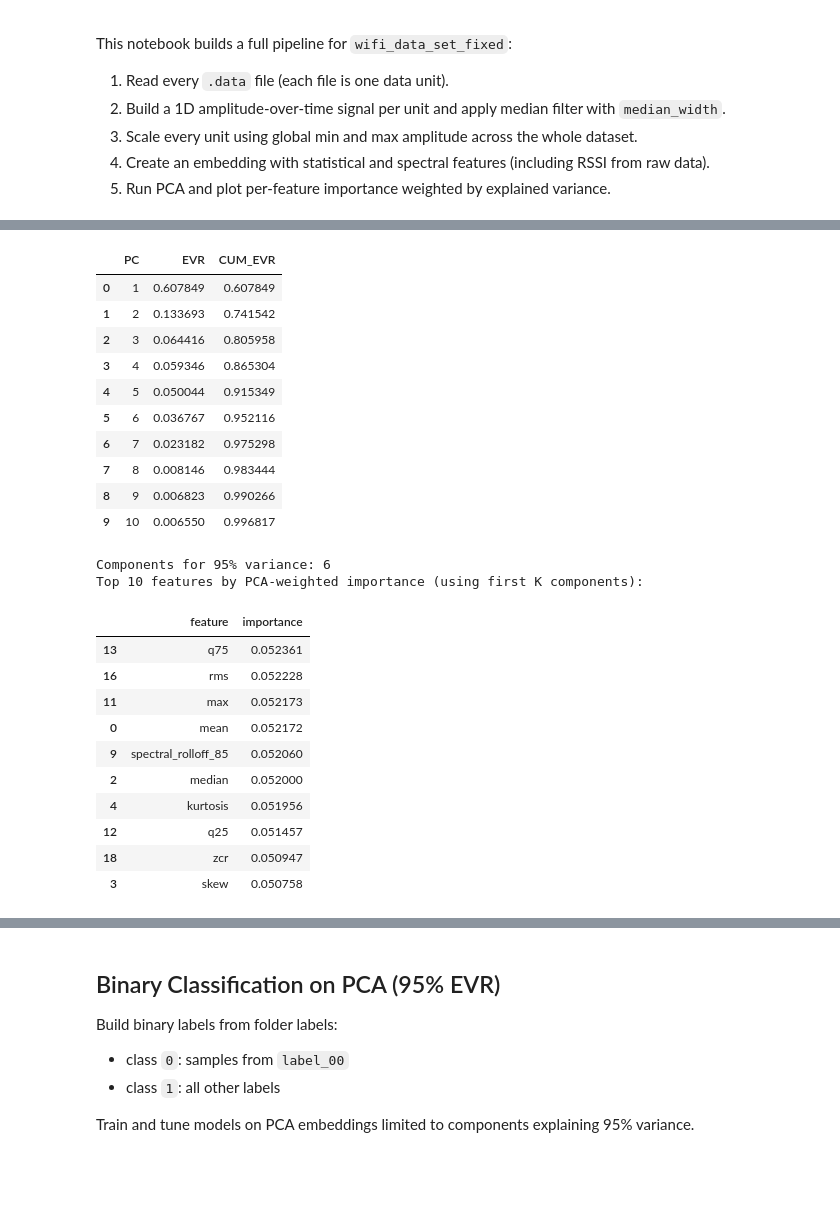
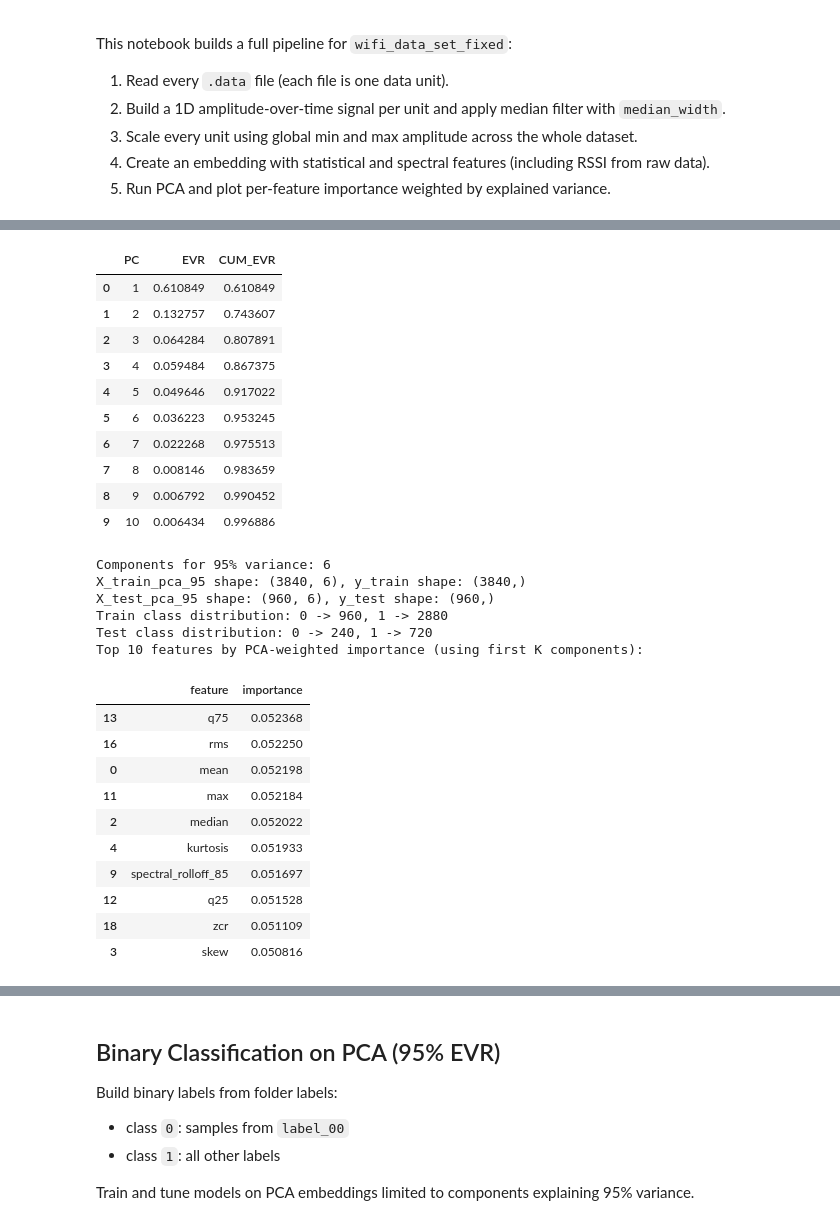
Before and after one commit to Pozovi23/CSI-activity-detection, a Jupyter notebook: experiments_notebooks/classic_ml_train.ipynb, the cells around one changed output, grey strips where cells are left out. Saved outputs shown, nothing was run; the diff lists cells and outputs as text; code cells hidden in the pictures; blank space fills up the shorter version.

```diff
--- a/experiments_notebooks/classic_ml_train.ipynb
+++ b/experiments_notebooks/classic_ml_train.ipynb
@@ -212,69 +233,88 @@ feature_cols = [
     'rms', 'energy', 'zcr', 'rssi_dbm'
 ]
 
-X = features_df[feature_cols].to_numpy(dtype=np.float64)
+X_train_raw = train_features_df[feature_cols].to_numpy(dtype=np.float64)
+X_test_raw = test_features_df[feature_cols].to_numpy(dtype=np.float64)
 
 # Save feature-wise min/max from train for stable inference preprocessing
-feature_min = X.min(axis=0)
-feature_max = X.max(axis=0)
+feature_min = X_train_raw.min(axis=0)
+feature_max = X_train_raw.max(axis=0)
+
+# Clip train/test features to train-derived bounds
+X_train = np.clip(X_train_raw, feature_min, feature_max)
+X_test = np.clip(X_test_raw, feature_min, feature_max)
 
 scaler_pca = StandardScaler()
-X_std = scaler_pca.fit_transform(X)
+X_train_std = scaler_pca.fit_transform(X_train)
+X_test_std = scaler_pca.transform(X_test)
 
 pca = PCA()
-X_pca = pca.fit_transform(X_std)
+X_train_pca = pca.fit_transform(X_train_std)
+X_test_pca = pca.transform(X_test_std)
 evr = pca.explained_variance_ratio_
 cum_evr = np.cumsum(evr)
 
-# Как в вашем ноутбуке: явный расчет доли объясненной дисперсии по каждой компоненте.
 evr_df = pd.DataFrame({
     'PC': np.arange(1, len(evr) + 1),
     'EVR': evr,
     'CUM_EVR': cum_evr,
 })
 
 display(evr_df.head(10))
 
-# Берем только информативные компоненты (до 95% накопленной дисперсии),
-# чтобы importance признаков не вырождалась в одинаковые 1/p.
 k_95 = int(np.searchsorted(cum_evr, 0.95) + 1)
 print(f'Components for 95% variance: {k_95}')
 
 # importance_j = sum_{k=1..K}((loading_{k,j}^2) * EVR_k), K = k_95
 loadings = pca.components_[:k_95, :]
 feature_importance = (loadings ** 2).T @ evr[:k_95]
 importance_df = pd.DataFrame({
     'feature': feature_cols,
     'importance': feature_importance
 }).sort_values('importance', ascending=False)
 
+X_train_pca_95 = X_train_pca[:, :k_95]
+X_test_pca_95 = X_test_pca[:, :k_95]
+
+y_train = (train_features_df['label'] != 'label_00').astype(int).to_numpy()
+y_test = (test_features_df['label'] != 'label_00').astype(int).to_numpy()
+
+print(f'X_train_pca_95 shape: {X_train_pca_95.shape}, y_train shape: {y_train.shape}')
+print(f'X_test_pca_95 shape: {X_test_pca_95.shape}, y_test shape: {y_test.shape}')
+print(f'Train class distribution: 0 -> {(y_train == 0).sum()}, 1 -> {(y_train == 1).sum()}')
+print(f'Test class distribution: 0 -> {(y_test == 0).sum()}, 1 -> {(y_test == 1).sum()}')
+
 print('Top 10 features by PCA-weighted importance (using first K components):')
 display(importance_df.head(10))
 # %% [output]
 |  | PC | EVR | CUM_EVR |
-| 0 | 1 | 0.607849 | 0.607849 |
-| 1 | 2 | 0.133693 | 0.741542 |
-| 2 | 3 | 0.064416 | 0.805958 |
-| 3 | 4 | 0.059346 | 0.865304 |
-| 4 | 5 | 0.050044 | 0.915349 |
-| 5 | 6 | 0.036767 | 0.952116 |
-| 6 | 7 | 0.023182 | 0.975298 |
-| 7 | 8 | 0.008146 | 0.983444 |
-| 8 | 9 | 0.006823 | 0.990266 |
-| 9 | 10 | 0.006550 | 0.996817 |
+| 0 | 1 | 0.610849 | 0.610849 |
+| 1 | 2 | 0.132757 | 0.743607 |
+| 2 | 3 | 0.064284 | 0.807891 |
+| 3 | 4 | 0.059484 | 0.867375 |
+| 4 | 5 | 0.049646 | 0.917022 |
+| 5 | 6 | 0.036223 | 0.953245 |
+| 6 | 7 | 0.022268 | 0.975513 |
+| 7 | 8 | 0.008146 | 0.983659 |
+| 8 | 9 | 0.006792 | 0.990452 |
+| 9 | 10 | 0.006434 | 0.996886 |
 Components for 95% variance: 6
+X_train_pca_95 shape: (3840, 6), y_train shape: (3840,)
+X_test_pca_95 shape: (960, 6), y_test shape: (960,)
+Train class distribution: 0 -> 960, 1 -> 2880
+Test class distribution: 0 -> 240, 1 -> 720
 Top 10 features by PCA-weighted importance (using first K components):
 |  | feature | importance |
-| 13 | q75 | 0.052361 |
-| 16 | rms | 0.052228 |
-| 11 | max | 0.052173 |
-| 0 | mean | 0.052172 |
-| 9 | spectral_rolloff_85 | 0.052060 |
-| 2 | median | 0.052000 |
-| 4 | kurtosis | 0.051956 |
-| 12 | q25 | 0.051457 |
-| 18 | zcr | 0.050947 |
-| 3 | skew | 0.050758 |
+| 13 | q75 | 0.052368 |
+| 16 | rms | 0.052250 |
+| 0 | mean | 0.052198 |
+| 11 | max | 0.052184 |
+| 2 | median | 0.052022 |
+| 4 | kurtosis | 0.051933 |
+| 9 | spectral_rolloff_85 | 0.051697 |
+| 12 | q25 | 0.051528 |
+| 18 | zcr | 0.051109 |
+| 3 | skew | 0.050816 |
 # %%
 print(evr)
 # %% [output]
```
Also changed, not shown: parts of 6 cells of this notebook, 2 other files.
